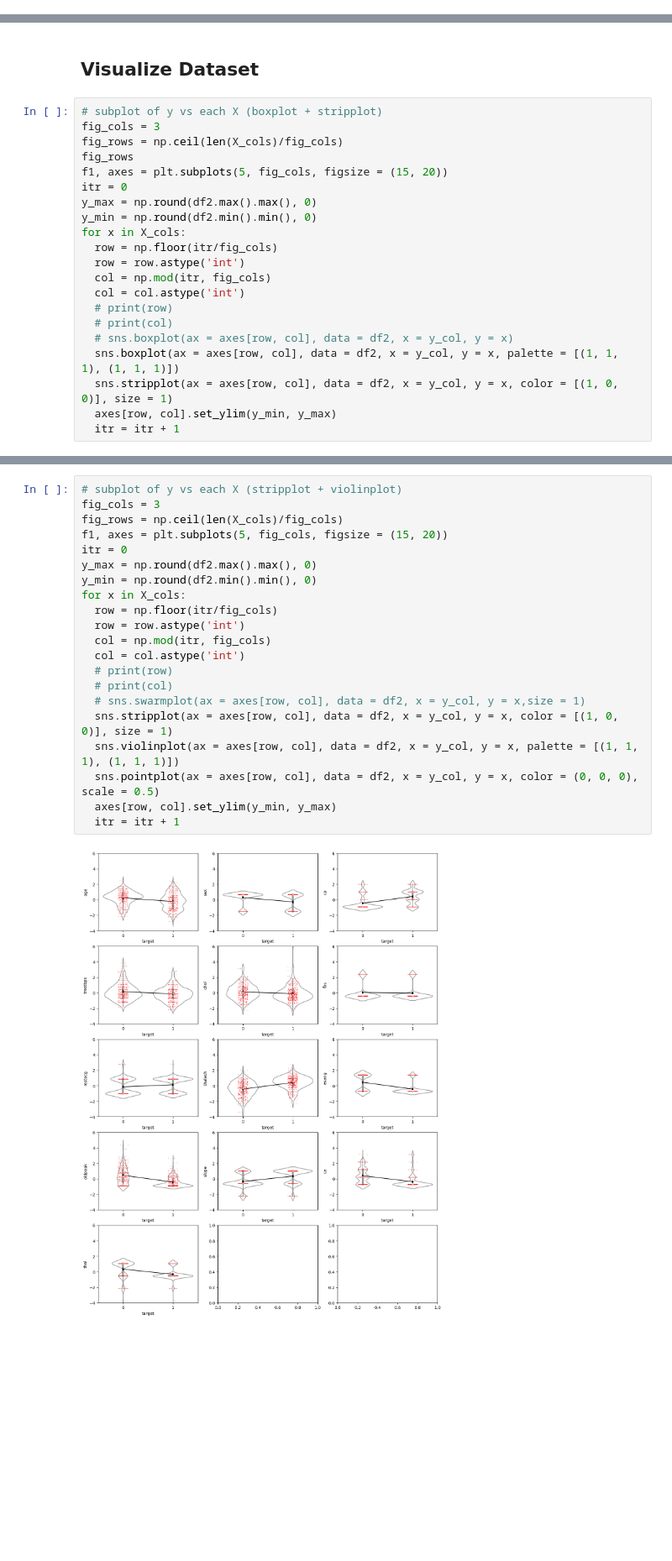
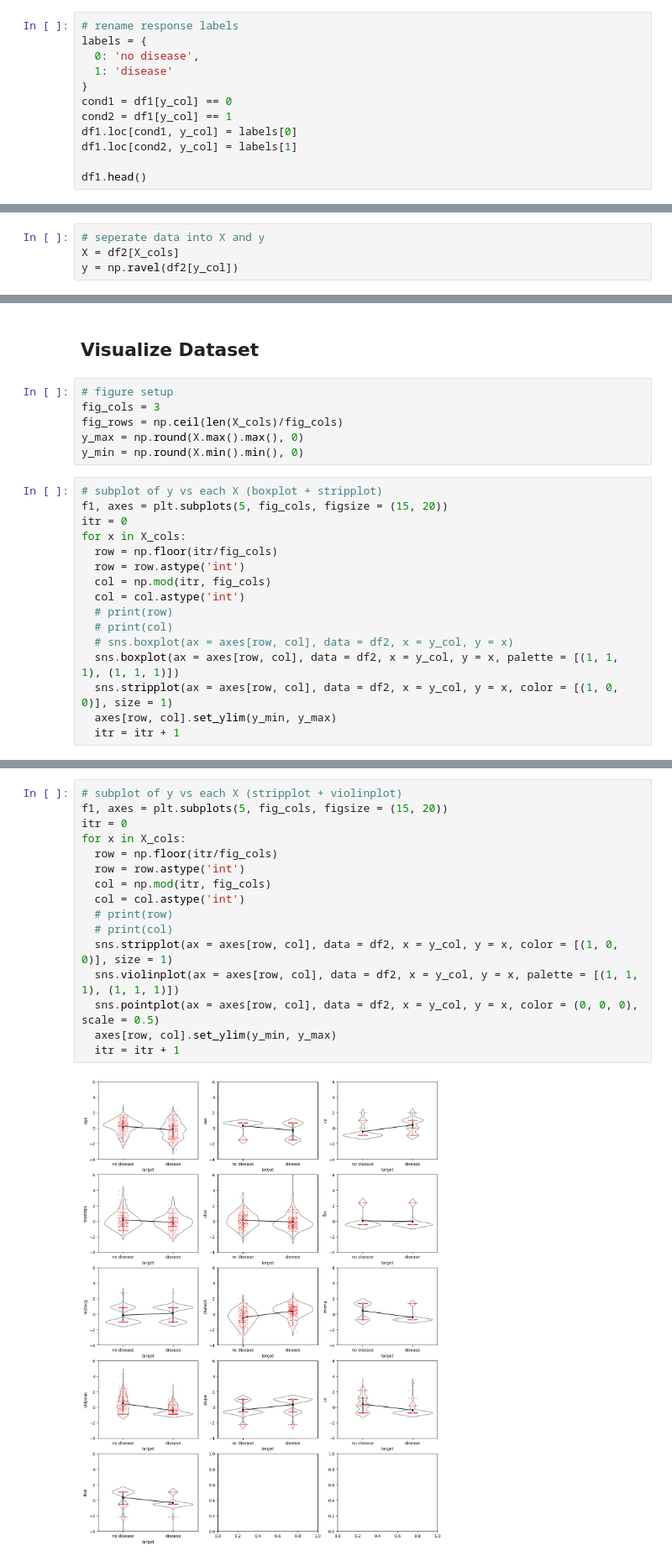
Before and after one commit to notfakearcher/julian, a Jupyter notebook: 01_topics/machine_learning/supervised_learning/classification/logistic_regression_01.ipynb, the cells around one changed output, grey strips where cells are left out. Shown at 84% size. Cells and saved outputs as stored; diff of their text form; blank space fills up the shorter version.

```diff
--- a/01_topics/machine_learning/supervised_learning/classification/logistic_regression_01.ipynb
+++ b/01_topics/machine_learning/supervised_learning/classification/logistic_regression_01.ipynb
@@ -130,3 +131,15 @@ X_cols
 Index(['age', 'sex', 'cp', 'trestbps', 'chol', 'fbs', 'restecg', 'thalach',
        'exang', 'oldpeak', 'slope', 'ca', 'thal'],
       dtype='object')
+# %%
+# rename response labels
+labels = {
+  0: 'no disease',
+  1: 'disease'
+}
+cond1 = df1[y_col] == 0
+cond2 = df1[y_col] == 1
+df1.loc[cond1, y_col] = labels[0]
+df1.loc[cond2, y_col] = labels[1]
+
+df1.head()
@@ -142,6 +166,10 @@ df2.head()
 | 2 | 1.716595 | 0.661504 | -0.915755 | 0.764688 | -1.396233 | -0.418878 | 0.891255 | -1.048692 | 1.403928 | 1.301417 | -2.243675 | ... |
 | 3 | 0.724079 | 0.661504 | -0.915755 | 0.936037 | -0.833861 | -0.418878 | 0.891255 | 0.516900 | -0.712287 | -0.912329 | 0.995433 | ... |
 | 4 | 0.834359 | -1.511706 | -0.915755 | 0.364875 | 0.930822 | 2.387330 | 0.891255 | -1.874977 | -0.712287 | 0.705408 | -0.624121 | ... |
+# %%
+# seperate data into X and y
+X = df2[X_cols]
+y = np.ravel(df2[y_col])
 # %%
 # melt df2 into a dataframe where cols become stacked as rows
 df3 = df2.melt(
@@ -161,14 +189,15 @@ df3.head()
 # %% [markdown]
 ## Visualize Dataset
+# %%
+# figure setup
+fig_cols = 3
+fig_rows = np.ceil(len(X_cols)/fig_cols)
+y_max = np.round(X.max().max(), 0)
+y_min = np.round(X.min().min(), 0)
 # %%
 # subplot of y vs each X (boxplot + stripplot)
-fig_cols = 3
-fig_rows = np.ceil(len(X_cols)/fig_cols)
-fig_rows
 f1, axes = plt.subplots(5, fig_cols, figsize = (15, 20))
 itr = 0
-y_max = np.round(df2.max().max(), 0)
-y_min = np.round(df2.min().min(), 0)
 for x in X_cols:
   row = np.floor(itr/fig_cols)
   row = row.astype('int')
@@ -186,25 +213,20 @@ for x in X_cols:
 # %%
 # subplot of y vs each X (stripplot + violinplot)
-fig_cols = 3
-fig_rows = np.ceil(len(X_cols)/fig_cols)
 f1, axes = plt.subplots(5, fig_cols, figsize = (15, 20))
 itr = 0
-y_max = np.round(df2.max().max(), 0)
-y_min = np.round(df2.min().min(), 0)
 for x in X_cols:
   row = np.floor(itr/fig_cols)
   row = row.astype('int')
   col = np.mod(itr, fig_cols)
   col = col.astype('int')
   # print(row)
   # print(col)
-  # sns.swarmplot(ax = axes[row, col], data = df2, x = y_col, y = x,size = 1)
   sns.stripplot(ax = axes[row, col], data = df2, x = y_col, y = x, color = [(1, 0, 0)], size = 1)
   sns.violinplot(ax = axes[row, col], data = df2, x = y_col, y = x, palette = [(1, 1, 1), (1, 1, 1)])
   sns.pointplot(ax = axes[row, col], data = df2, x = y_col, y = x, color = (0, 0, 0), scale = 0.5)
   axes[row, col].set_ylim(y_min, y_max)
   itr = itr + 1
 # %% [output]
-[figure, old version]
+[figure, new version]
 # %%
 # subplot of y vs each X (stripplot + violinplot + boxenplot)
```
Also changed, not shown: parts of 11 cells of this notebook.
